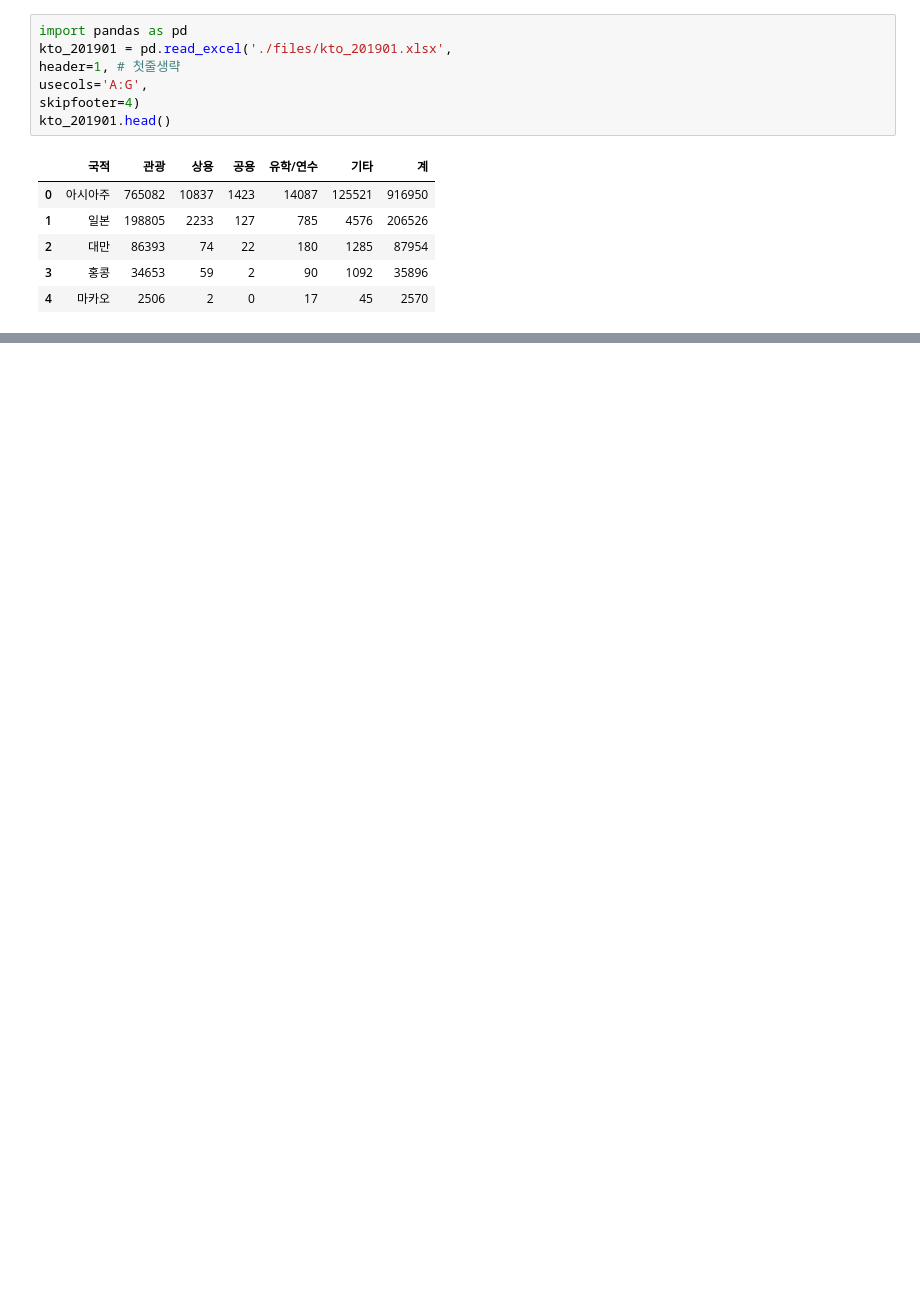
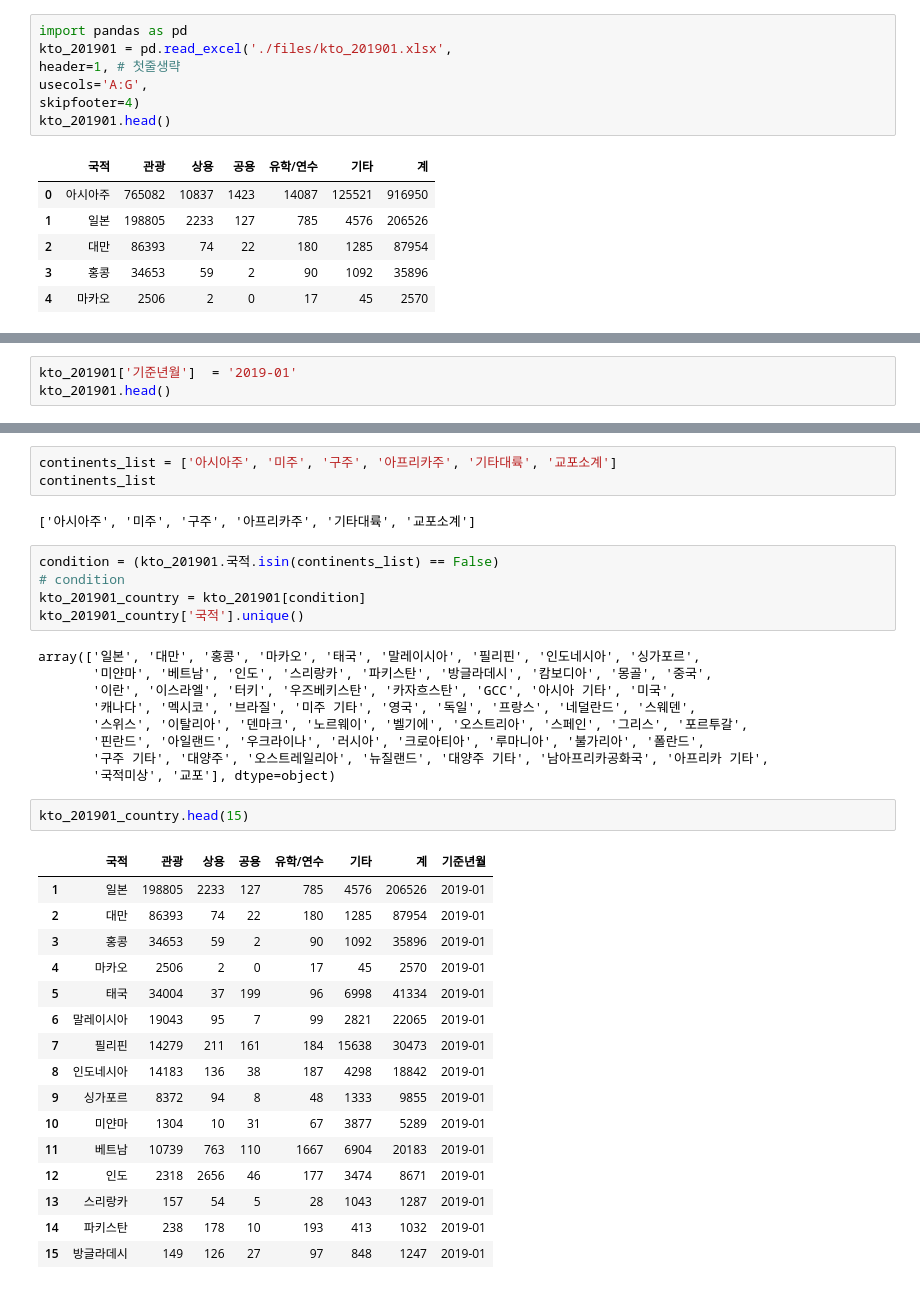
Before and after one commit to lullu303/DataScience, a Jupyter notebook: 2023-DataScience/2023-02-17/Pandas_test1.ipynb, the cells around one changed output, grey strips where cells are left out. Cells and saved outputs as stored; diff of their text form; blank space fills up the shorter version.

```diff
--- a/2023-DataScience/2023-02-17/Pandas_test1.ipynb
+++ b/2023-DataScience/2023-02-17/Pandas_test1.ipynb
@@ -14,0 +71,3 @@ kto_201901.head()
+# %%
+kto_201901['기준년월']  = '2019-01'
+kto_201901.head()
@@ -14,0 +93,38 @@ kto_201901.head()
+# %%
+continents_list = ['아시아주', '미주', '구주', '아프리카주', '기타대륙', '교포소계']
+continents_list
+# %% [output]
+['아시아주', '미주', '구주', '아프리카주', '기타대륙', '교포소계']
+# %%
+condition = (kto_201901.국적.isin(continents_list) == False)
+# condition
+kto_201901_country = kto_201901[condition]
+kto_201901_country['국적'].unique()
+# %% [output]
+array(['일본', '대만', '홍콩', '마카오', '태국', '말레이시아', '필리핀', '인도네시아', '싱가포르',
+       '미얀마', '베트남', '인도', '스리랑카', '파키스탄', '방글라데시', '캄보디아', '몽골', '중국',
+       '이란', '이스라엘', '터키', '우즈베키스탄', '카자흐스탄', 'GCC', '아시아 기타', '미국',
+       '캐나다', '멕시코', '브라질', '미주 기타', '영국', '독일', '프랑스', '네덜란드', '스웨덴',
+       '스위스', '이탈리아', '덴마크', '노르웨이', '벨기에', '오스트리아', '스페인', '그리스', '포르투갈',
+       '핀란드', '아일랜드', '우크라이나', '러시아', '크로아티아', '루마니아', '불가리아', '폴란드',
+       '구주 기타', '대양주', '오스트레일리아', '뉴질랜드', '대양주 기타', '남아프리카공화국', '아프리카 기타',
+       '국적미상', '교포'], dtype=object)
+# %%
+kto_201901_country.head(15)
+# %% [output]
+|  | 국적 | 관광 | 상용 | 공용 | 유학/연수 | 기타 | 계 | 기준년월 |
+| 1 | 일본 | 198805 | 2233 | 127 | 785 | 4576 | 206526 | 2019-01 |
+| 2 | 대만 | 86393 | 74 | 22 | 180 | 1285 | 87954 | 2019-01 |
+| 3 | 홍콩 | 34653 | 59 | 2 | 90 | 1092 | 35896 | 2019-01 |
+| 4 | 마카오 | 2506 | 2 | 0 | 17 | 45 | 2570 | 2019-01 |
+| 5 | 태국 | 34004 | 37 | 199 | 96 | 6998 | 41334 | 2019-01 |
+| 6 | 말레이시아 | 19043 | 95 | 7 | 99 | 2821 | 22065 | 2019-01 |
+| 7 | 필리핀 | 14279 | 211 | 161 | 184 | 15638 | 30473 | 2019-01 |
+| 8 | 인도네시아 | 14183 | 136 | 38 | 187 | 4298 | 18842 | 2019-01 |
+| 9 | 싱가포르 | 8372 | 94 | 8 | 48 | 1333 | 9855 | 2019-01 |
+| 10 | 미얀마 | 1304 | 10 | 31 | 67 | 3877 | 5289 | 2019-01 |
+| 11 | 베트남 | 10739 | 763 | 110 | 1667 | 6904 | 20183 | 2019-01 |
+| 12 | 인도 | 2318 | 2656 | 46 | 177 | 3474 | 8671 | 2019-01 |
+| 13 | 스리랑카 | 157 | 54 | 5 | 28 | 1043 | 1287 | 2019-01 |
+| 14 | 파키스탄 | 238 | 178 | 10 | 193 | 413 | 1032 | 2019-01 |
+| 15 | 방글라데시 | 149 | 126 | 27 | 97 | 848 | 1247 | 2019-01 |
```
Also changed, not shown: parts of 27 cells of this notebook.
